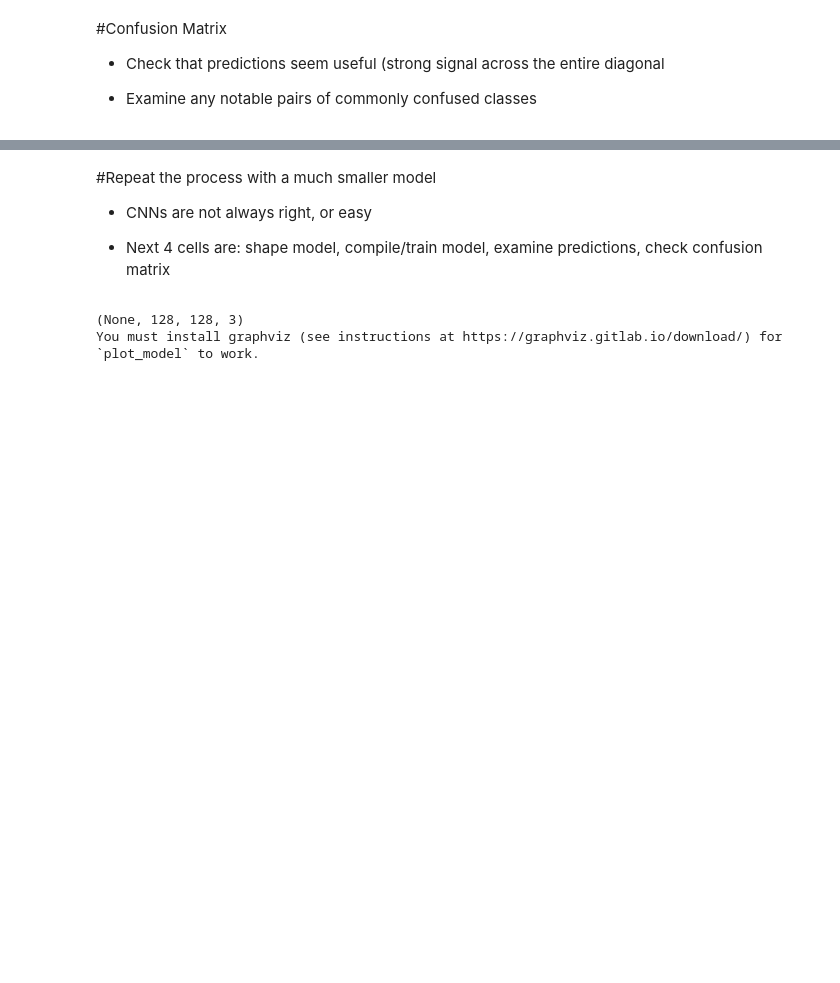
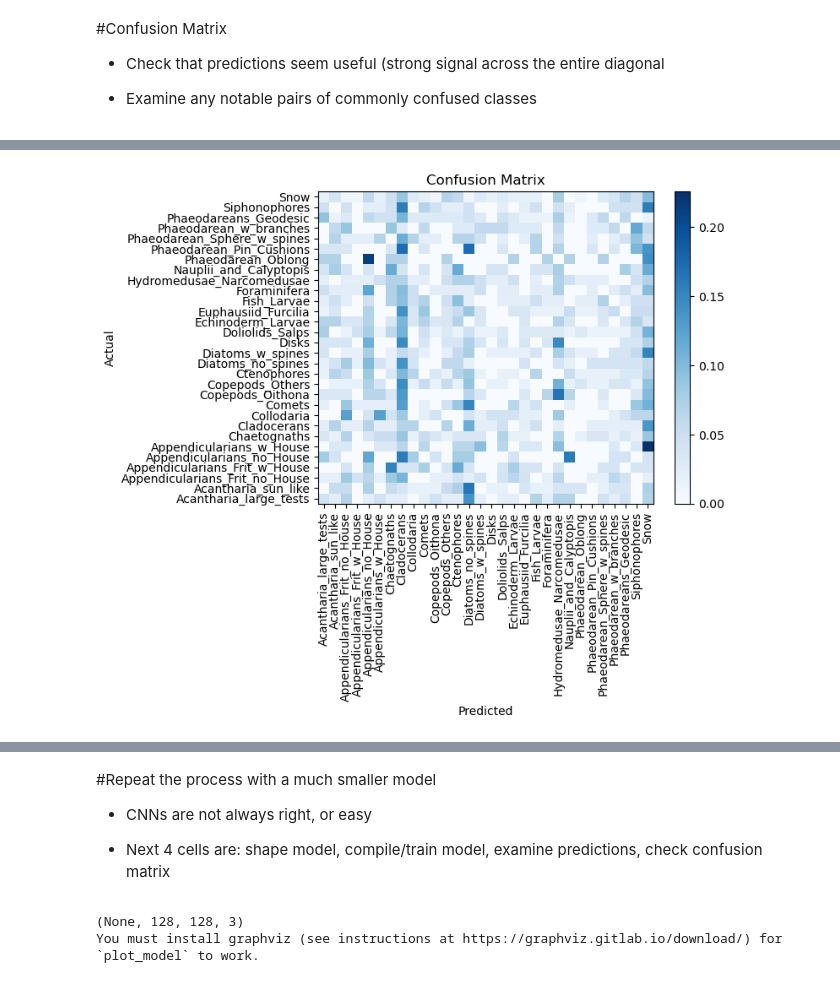
Before and after one commit to SreenivasDheeraj/sioc209-2024-sp, a Jupyter notebook: sioc209-2024-sp/applications/Plankton/plankton_classification.ipynb, the cells around one changed output, grey strips where cells are left out. Saved outputs shown, nothing was run; the diff lists cells and outputs as text; code cells hidden in the pictures; blank space fills up the shorter version.

```diff
--- a/sioc209-2024-sp/applications/Plankton/plankton_classification.ipynb
+++ b/sioc209-2024-sp/applications/Plankton/plankton_classification.ipynb
@@ -196,8 +201,8 @@ callbacks = [
 ]
 model.compile(
     optimizer=keras.optimizers.Adam(3e-4),
-    loss=keras.losses.BinaryCrossentropy(from_logits=True),
-    metrics=[keras.metrics.BinaryAccuracy(name="acc")],
+    loss=keras.losses.CategoricalCrossentropy(from_logits=True, label_smoothing=0.1),
+    metrics=['accuracy']
 )
 
 #Having compiled the model, start the training (aka fitting)
@@ -370,0 +394,5 @@ for i in np.arange(0, 10):
+# %%
+pred_val = model.predict(val_ds)
+
+# Converting the predictions into the single integer label index
+pred_val_classes = np.argmax(pred_val, axis=1)
@@ -378,10 +456,10 @@ for i in np.arange(0, 10):
 from sklearn.metrics import confusion_matrix
 
 all_true_labels = []
-for _, label in val_ds:  # Ignore images
+for imgs, label in val_ds:  # Ignore images
   all_true_labels.extend(label.numpy())
-
-conf_matrix = confusion_matrix(np.argmax(all_true_labels, axis=1), pred_classes, normalize='true')
+print(len(np.argmax(all_true_labels, axis=1)), len(pred_val_classes))
+conf_matrix = confusion_matrix(np.argmax(all_true_labels, axis=1), pred_val_classes, normalize='true')
 plt.pcolormesh(conf_matrix, cmap='Blues')
 plt.setp(plt.gca(), xticklabels=label_strings, yticklabels=label_strings, xticks=np.arange(0.5, 30.5), yticks=np.arange(0.5, 30.5),
          xlabel='Predicted', ylabel='Actual', title='Confusion Matrix')
@@ -393,0 +472 @@ ValueError: Found input variables with inconsistent numbers of samples: [1329, 2
+[figure, added]
```
Also changed, not shown: parts of 18 cells of this notebook, 17 other files.
